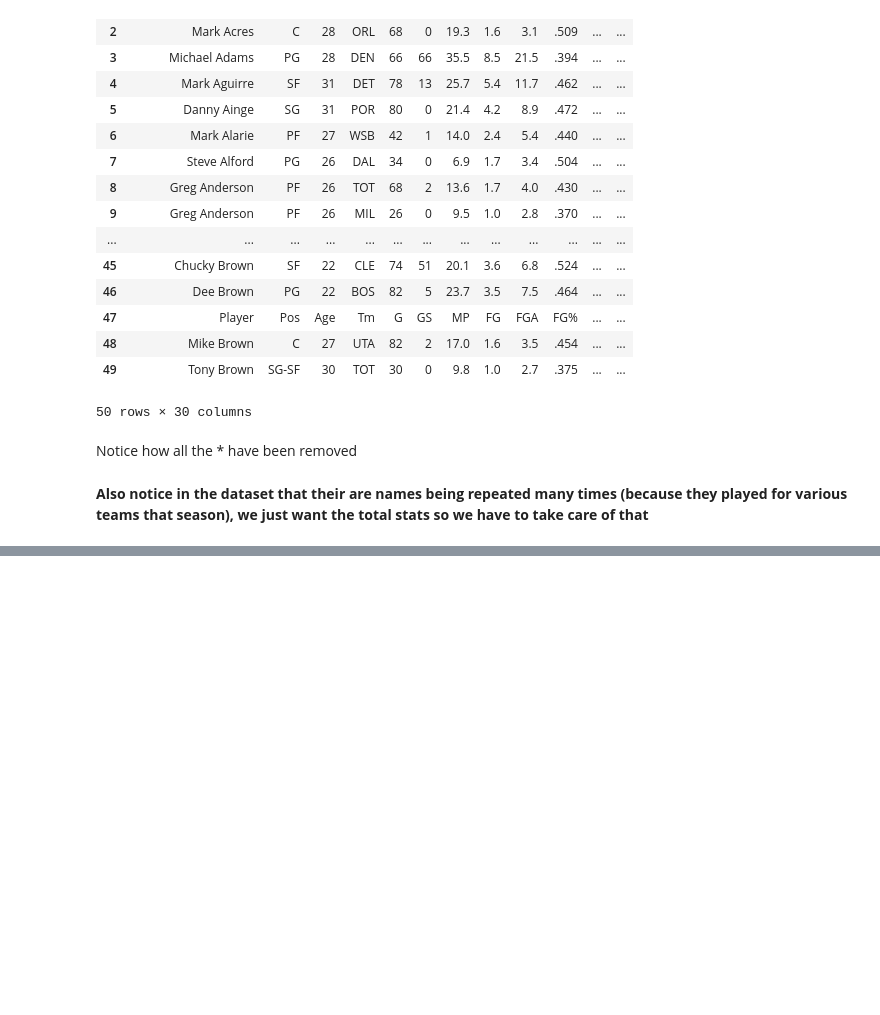
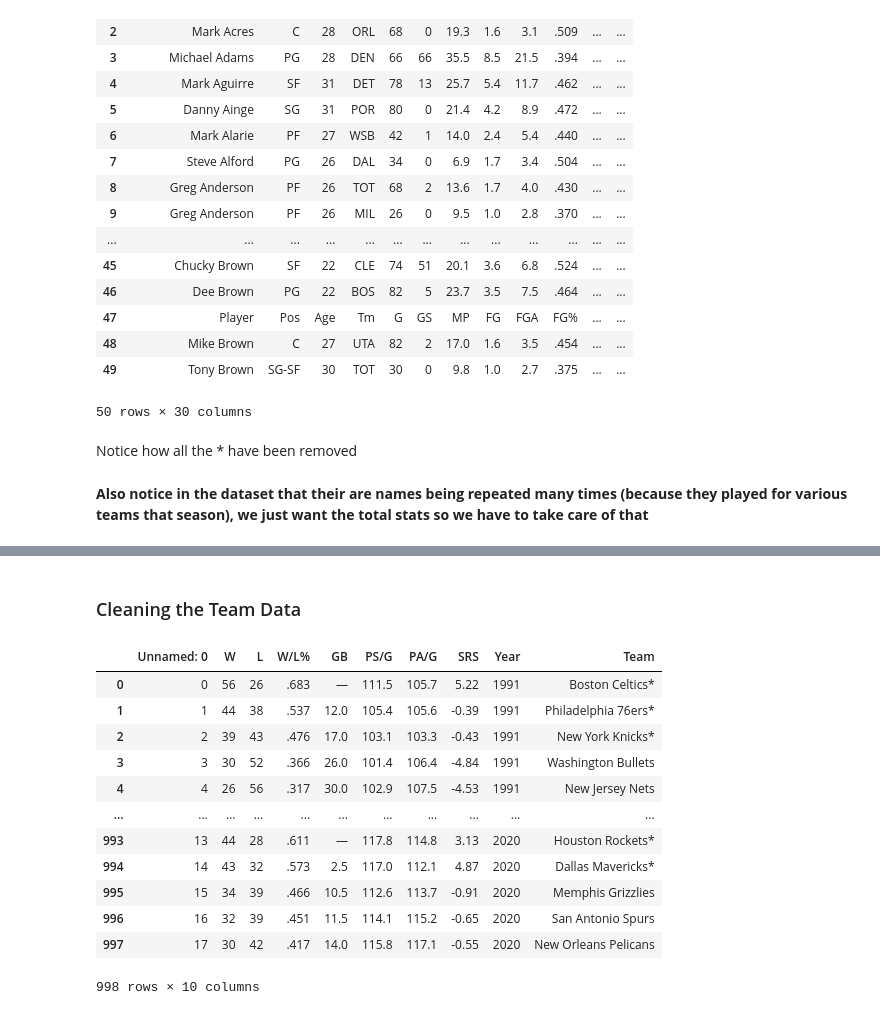
Before and after one commit to RoosterMonkey777/NBA-MVP-Predictor, a Jupyter notebook: nba_mvp_data_cleaning.ipynb, the cells around one changed output, grey strips where cells are left out. Drawn from its saved outputs; the diff is of its cells as text; code cells hidden in the pictures; blank space fills up the shorter version.

```diff
--- a/nba_mvp_data_cleaning.ipynb
+++ b/nba_mvp_data_cleaning.ipynb
@@ -135,0 +252,2 @@ Notice how all the * have been removed
+# %% [markdown]
+### Cleaning the Team Data
@@ -135,0 +256,16 @@ Notice how all the * have been removed
+# %%
+teams
+# %% [output]
+|  | Unnamed: 0 | W | L | W/L% | GB | PS/G | PA/G | SRS | Year | Team |
+| 0 | 0 | 56 | 26 | .683 | — | 111.5 | 105.7 | 5.22 | 1991 | Boston Celtics* |
+| 1 | 1 | 44 | 38 | .537 | 12.0 | 105.4 | 105.6 | -0.39 | 1991 | Philadelphia 76ers* |
+| 2 | 2 | 39 | 43 | .476 | 17.0 | 103.1 | 103.3 | -0.43 | 1991 | New York Knicks* |
+| 3 | 3 | 30 | 52 | .366 | 26.0 | 101.4 | 106.4 | -4.84 | 1991 | Washington Bullets |
+| 4 | 4 | 26 | 56 | .317 | 30.0 | 102.9 | 107.5 | -4.53 | 1991 | New Jersey Nets |
+| ... | ... | ... | ... | ... | ... | ... | ... | ... | ... | ... |
+| 993 | 13 | 44 | 28 | .611 | — | 117.8 | 114.8 | 3.13 | 2020 | Houston Rockets* |
+| 994 | 14 | 43 | 32 | .573 | 2.5 | 117.0 | 112.1 | 4.87 | 2020 | Dallas Mavericks* |
+| 995 | 15 | 34 | 39 | .466 | 10.5 | 112.6 | 113.7 | -0.91 | 2020 | Memphis Grizzlies |
+| 996 | 16 | 32 | 39 | .451 | 11.5 | 114.1 | 115.2 | -0.65 | 2020 | San Antonio Spurs |
+| 997 | 17 | 30 | 42 | .417 | 14.0 | 115.8 | 117.1 | -0.55 | 2020 | New Orleans Pelicans |
+998 rows × 10 columns
```
Also changed, not shown: parts of 22 cells of this notebook.
